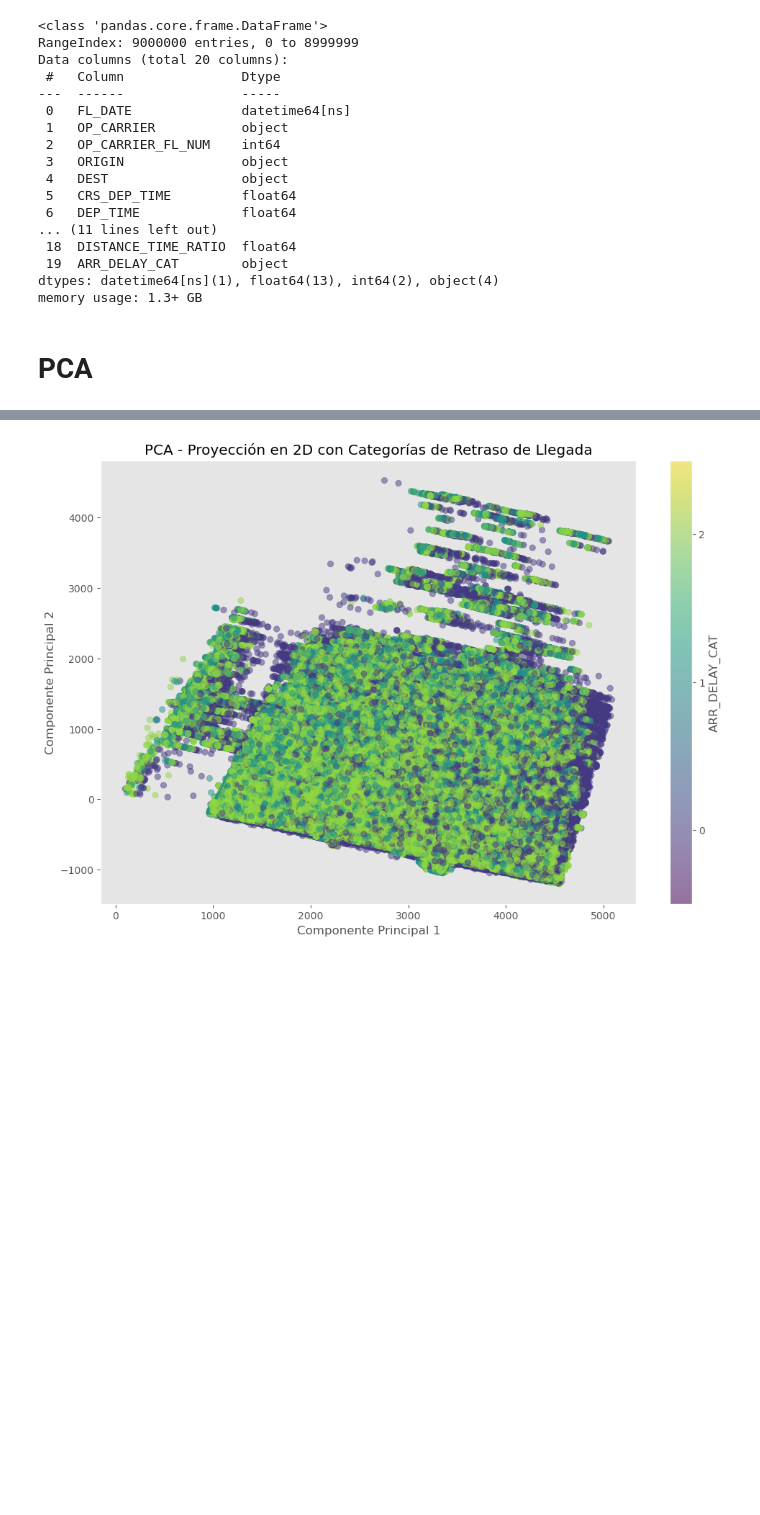
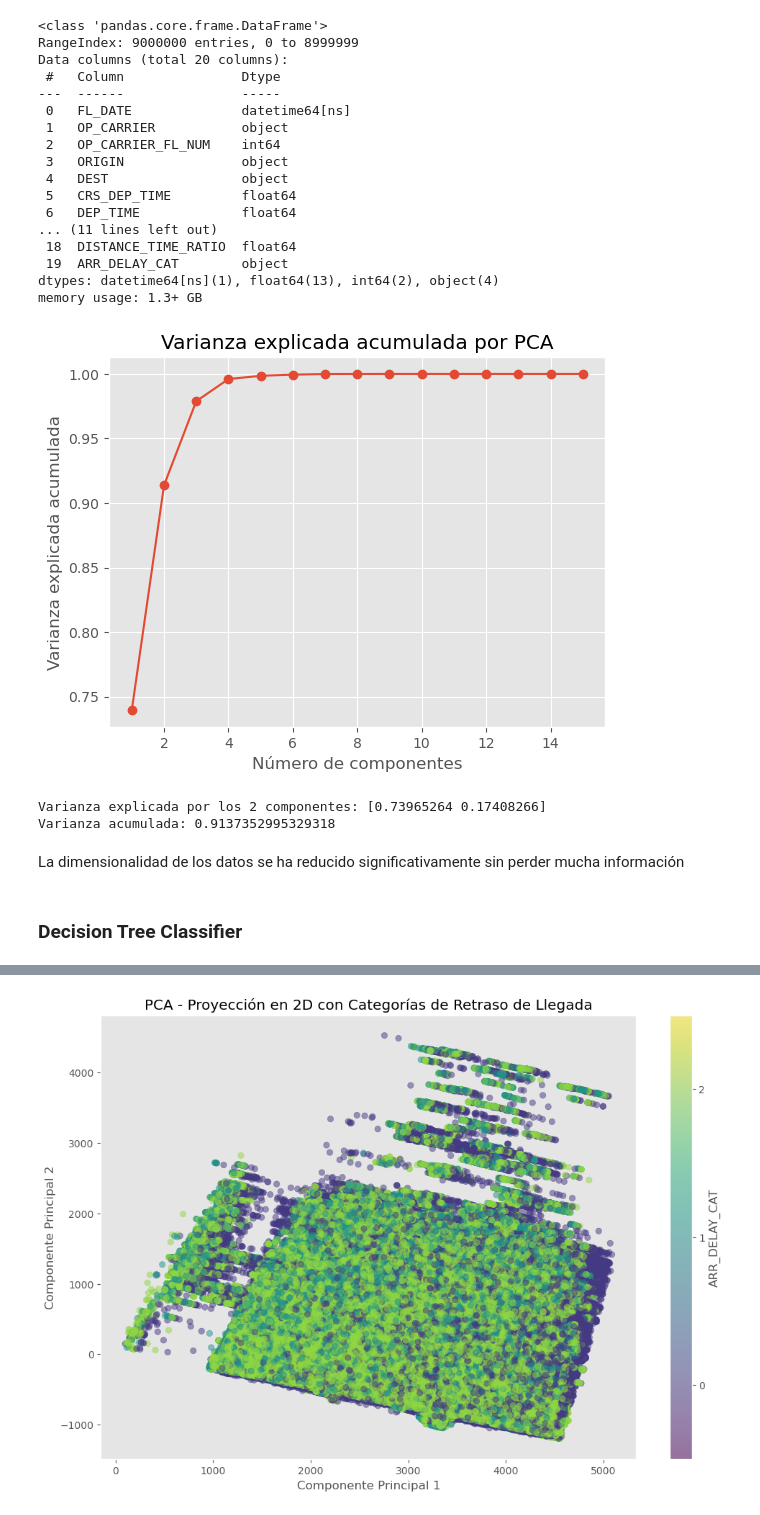
Before and after one commit to Andylmao/icd2024, a Jupyter notebook: practices/practica4ICD.ipynb, the cells around one changed output, grey strips where cells are left out. Cells and saved outputs as stored; diff of their text form; code cells hidden in the pictures; blank space fills up the shorter version.

```diff
--- a/practices/practica4ICD.ipynb
+++ b/practices/practica4ICD.ipynb
@@ -481,6 +483,48 @@ Data columns (total 20 columns):
  19  ARR_DELAY_CAT        object
 dtypes: datetime64[ns](1), float64(13), int64(2), object(4)
 memory usage: 1.3+ GB
+# %%
+X = airlin_df[['OP_CARRIER_FL_NUM', 'CRS_DEP_TIME', 'DEP_TIME', 'DEP_DELAY',
+        'TAXI_OUT', 'WHEELS_OFF', 'CRS_ARR_TIME',
+        'CRS_ELAPSED_TIME', 'DISTANCE', 'WEEK_DAY', 'ORIGIN_FREQ',
+        'DEST_FREQ', 'OPCARR_FREQ', 'DISTANCE_TIME_RATIO']]
+y = airlin_df['ARR_DELAY_CAT']
+# %%
+from sklearn.decomposition import PCA
+import matplotlib.pyplot as plt
+
+
+pca = PCA()
+pca.fit(X)
+
+explained_variance = pca.explained_variance_ratio_
+cumulative_variance = explained_variance.cumsum()
+
+
+plt.plot(range(1, len(cumulative_variance) + 1), cumulative_variance, marker='o')
+plt.title('Varianza explicada acumulada por PCA')
+plt.xlabel('Número de componentes')
+plt.ylabel('Varianza explicada acumulada')
+plt.grid(True)
+plt.show()
+# %% [output]
+[figure, added]
+# %%
+from sklearn.decomposition import PCA
+
+pca = PCA(n_components=2)
+
+
+X_pca = pca.fit_transform(X)
+
+
+print(f'Varianza explicada por los 2 componentes: {pca.explained_variance_ratio_}')
+print(f'Varianza acumulada: {sum(pca.explained_variance_ratio_)}')
+# %% [output]
+Varianza explicada por los 2 componentes: [0.73965264 0.17408266]
+Varianza acumulada: 0.9137352995329318
+# %% [markdown]
+ La dimensionalidad de los datos se ha reducido significativamente sin perder mucha información
 # %% [markdown]
-# PCA
+### Decision Tree Classifier
 # %%
```
Also changed, not shown: parts of 70 cells of this notebook.
